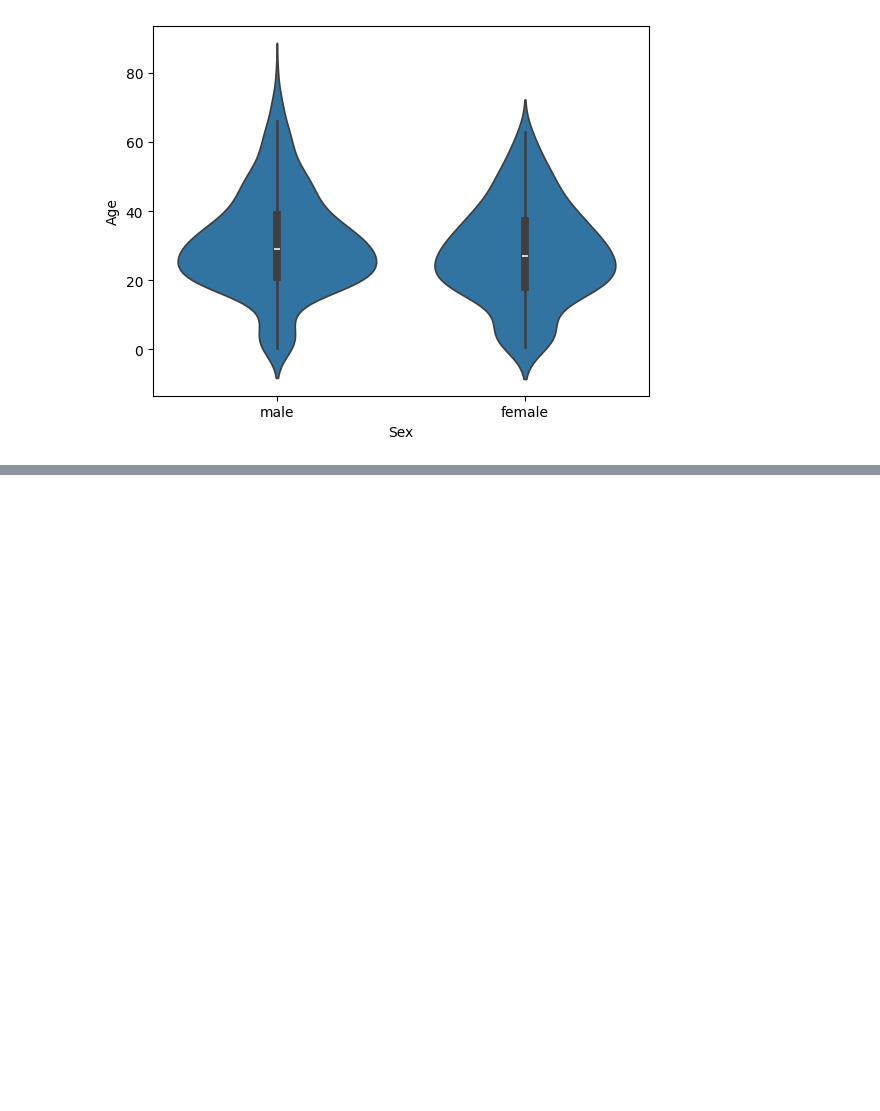
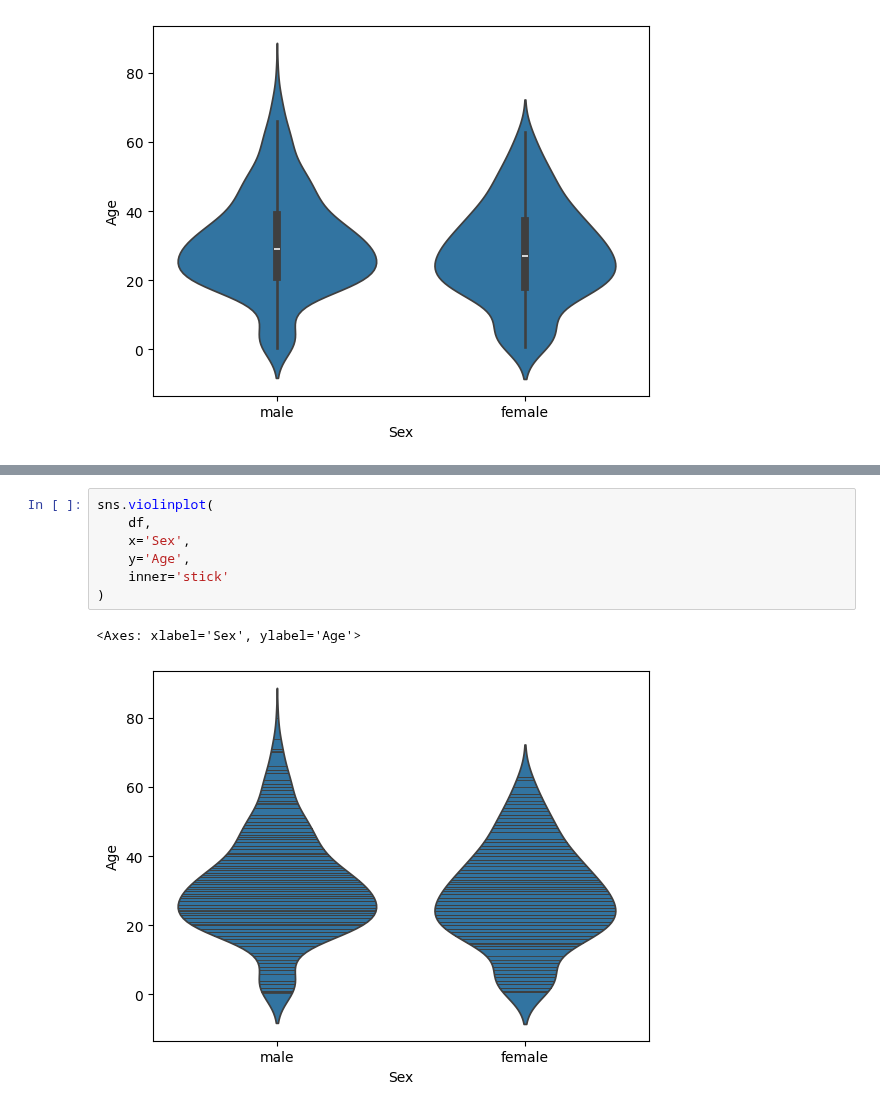
Before and after one commit to Jesusleg95/AnalisisDatosPython, a Jupyter notebook: VisualizacionesUnivariales/GraficoCajasyViolines.ipynb, the cells around one changed output, grey strips where cells are left out. Drawn from its saved outputs; the diff is of its cells as text; blank space fills up the shorter version.

```diff
--- a/VisualizacionesUnivariales/GraficoCajasyViolines.ipynb
+++ b/VisualizacionesUnivariales/GraficoCajasyViolines.ipynb
@@ -60,0 +71,10 @@ sns.violinplot(
+# %%
+sns.violinplot(
+    df,
+    x='Sex',
+    y='Age',
+    inner='stick'
+)
+# %% [output]
+<Axes: xlabel='Sex', ylabel='Age'>
+[figure, added]
```
Also changed, not shown: parts of 2 cells of this notebook.
